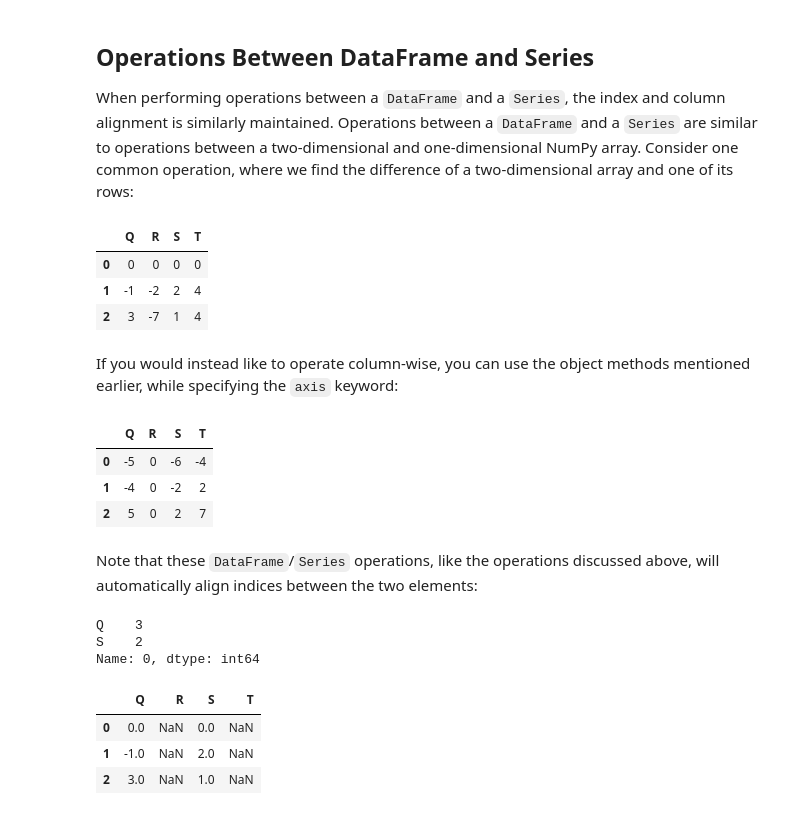
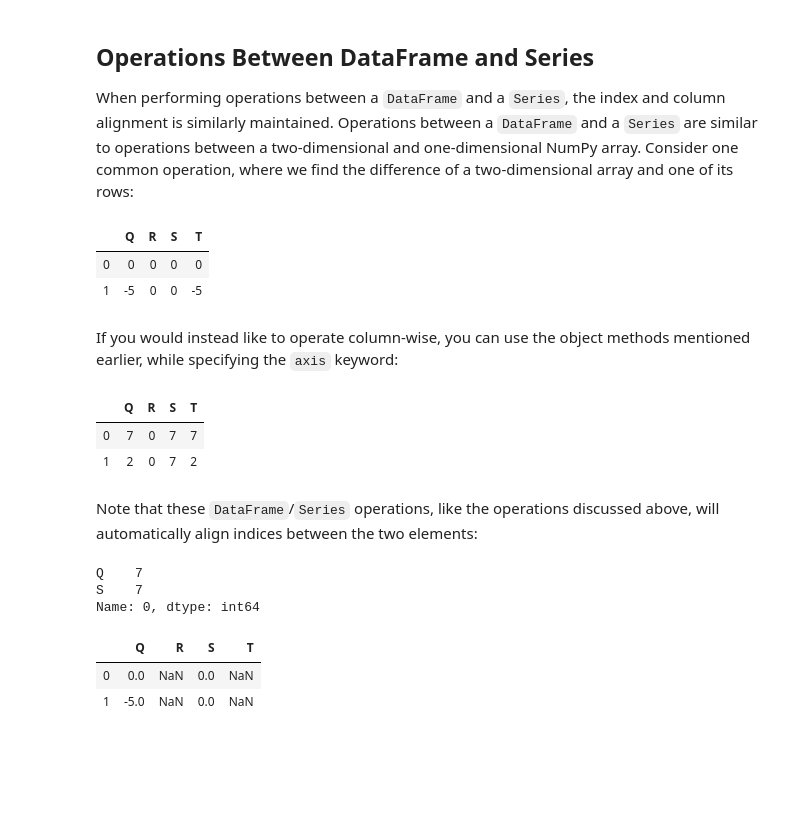
Before and after one commit to hanisaf/mist5730-fall2019, a Jupyter notebook: 15-intro.ipynb, the cells around one changed output. Drawn from its saved outputs; the diff is of its cells as text; code cells hidden in the pictures; blank space fills up the shorter version.

```diff
--- a/15-intro.ipynb
+++ b/15-intro.ipynb
@@ -140,35 +140,32 @@ When performing operations between a ``DataFrame`` and a ``Series``, the index a
 Operations between a ``DataFrame`` and a ``Series`` are similar to operations between a two-dimensional and one-dimensional NumPy array.
 Consider one common operation, where we find the difference of a two-dimensional array and one of its rows:
 # %%
-df = pd.DataFrame(A, columns=list('QRST'))
+df = pd.DataFrame(rng.randint(0, 10, (2, 4)), columns=list('QRST'))
 df - df.iloc[0]
 # %% [output]
 |  | Q | R | S | T |
 | 0 | 0 | 0 | 0 | 0 |
-| 1 | -1 | -2 | 2 | 4 |
-| 2 | 3 | -7 | 1 | 4 |
+| 1 | -5 | 0 | 0 | -5 |
 # %% [markdown]
 If you would instead like to operate column-wise, you can use the object methods mentioned earlier, while specifying the ``axis`` keyword:
 # %%
 df.subtract(df['R'], axis=0)
 # %% [output]
 |  | Q | R | S | T |
-| 0 | -5 | 0 | -6 | -4 |
-| 1 | -4 | 0 | -2 | 2 |
-| 2 | 5 | 0 | 2 | 7 |
+| 0 | 7 | 0 | 7 | 7 |
+| 1 | 2 | 0 | 7 | 2 |
 # %% [markdown]
 Note that these ``DataFrame``/``Series`` operations, like the operations discussed above, will automatically align  indices between the two elements:
 # %%
 halfrow = df.iloc[0, ::2]
 halfrow
 # %% [output]
-Q    3
-S    2
+Q    7
+S    7
 Name: 0, dtype: int64
 # %%
 df - halfrow
 # %% [output]
 |  | Q | R | S | T |
 | 0 | 0.0 | NaN | 0.0 | NaN |
-| 1 | -1.0 | NaN | 2.0 | NaN |
-| 2 | 3.0 | NaN | 1.0 | NaN |
+| 1 | -5.0 | NaN | 0.0 | NaN |
```
Also changed, not shown: parts of 1 cell of this notebook, 1 other file.
